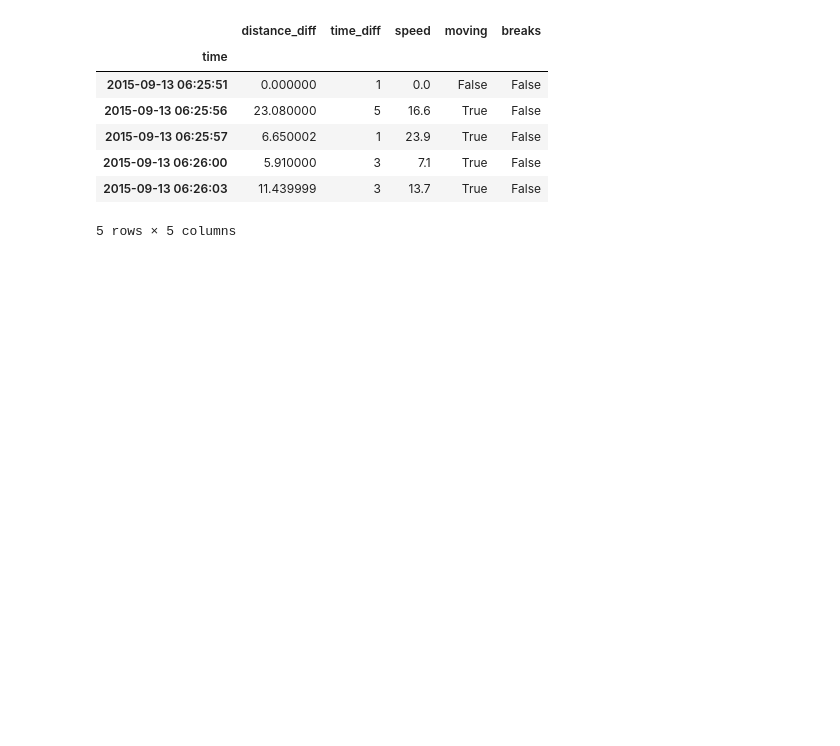
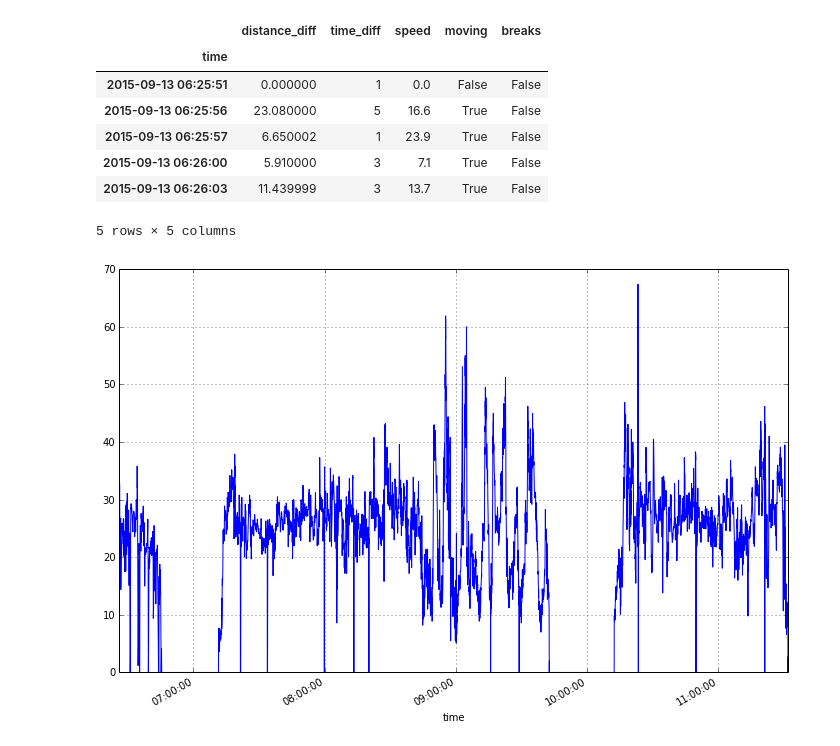
Before and after one commit to patclaffey/docker_jupyter, a Jupyter notebook: notebooks/activity speed analysis.ipynb, the cells around one changed output. Cells and saved outputs as stored; diff of their text form; code cells hidden in the pictures; blank space fills up the shorter version.

```diff
--- a/notebooks/activity speed analysis.ipynb
+++ b/notebooks/activity speed analysis.ipynb
@@ -47,3 +52,7 @@ df.head()
 | 2015-09-13 06:26:00 | 5.910000 | 3 | 7.1 | True | False |
 | 2015-09-13 06:26:03 | 11.439999 | 3 | 13.7 | True | False |
 5 rows × 5 columns
+# %%
+_ = df['speed'].plot(figsize=(12,8),)
+# %% [output]
+[figure, added]
```
Also changed, not shown: parts of 8 cells of this notebook.
